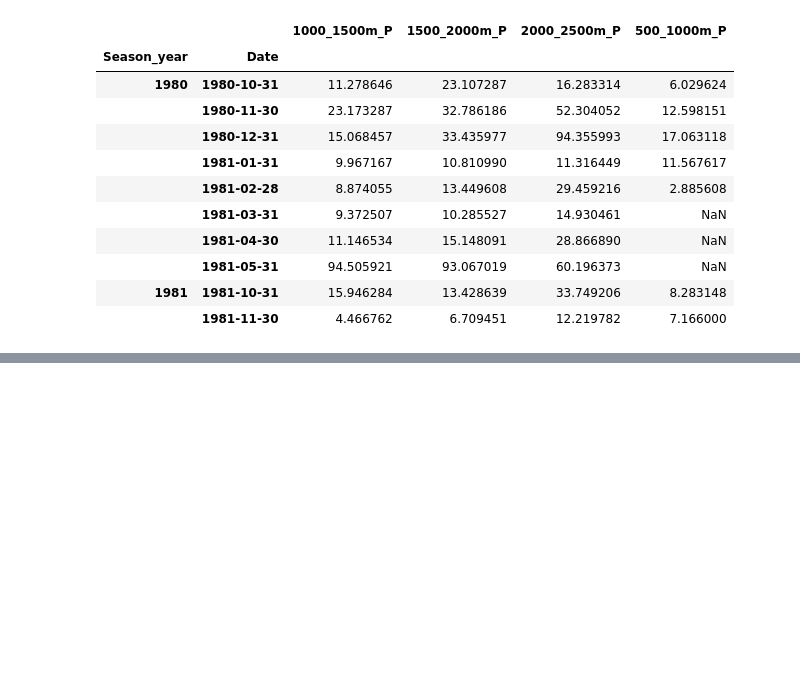
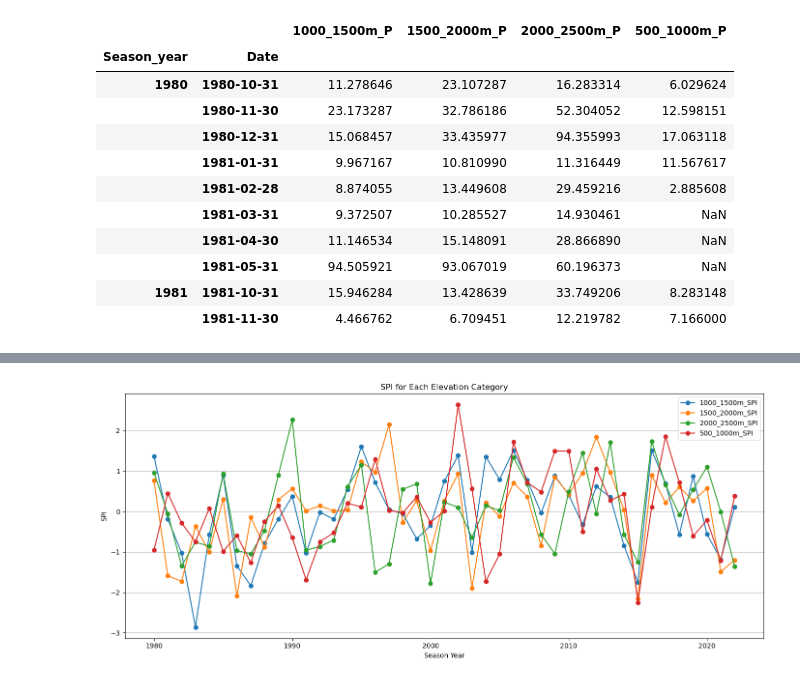
Before and after one commit to hasithajayamaha/snowdroughtindex-main, a Jupyter notebook: notebooks/workflows/5_SPI_wrokflow.ipynb, the cells around one changed output, grey strips where cells are left out. Cells and saved outputs as stored; diff of their text form; code cells hidden in the pictures; blank space fills up the shorter version.

```diff
--- a/notebooks/workflows/5_SPI_wrokflow.ipynb
+++ b/notebooks/workflows/5_SPI_wrokflow.ipynb
@@ -146,0 +118,5 @@ fig = plot_index(df_spi, 'Date', 'Precipitation_scale_6_calculated_index')
+# %%
+# Group by season and sum the precipitation for each column
+seasonal_precip = monthly_avg.groupby('Season_year').sum(numeric_only=True)
+
+display(seasonal_precip)
@@ -146,0 +244,16 @@ fig = plot_index(df_spi, 'Date', 'Precipitation_scale_6_calculated_index')
+# %%
+import matplotlib.pyplot as plt
+
+plt.figure(figsize=(14, 6))
+for col in [c for c in spi_df.columns if c.endswith('_SPI')]:
+    plt.plot(spi_df.index, spi_df[col], marker='o', label=col)
+
+plt.xlabel('Season Year')
+plt.ylabel('SPI')
+plt.title('SPI for Each Elevation Category')
+plt.legend()
+plt.grid(True, axis='y')
+plt.tight_layout()
+plt.show()
+# %% [output]
+[figure, added]
```
Also changed, not shown: parts of 7 cells of this notebook.
